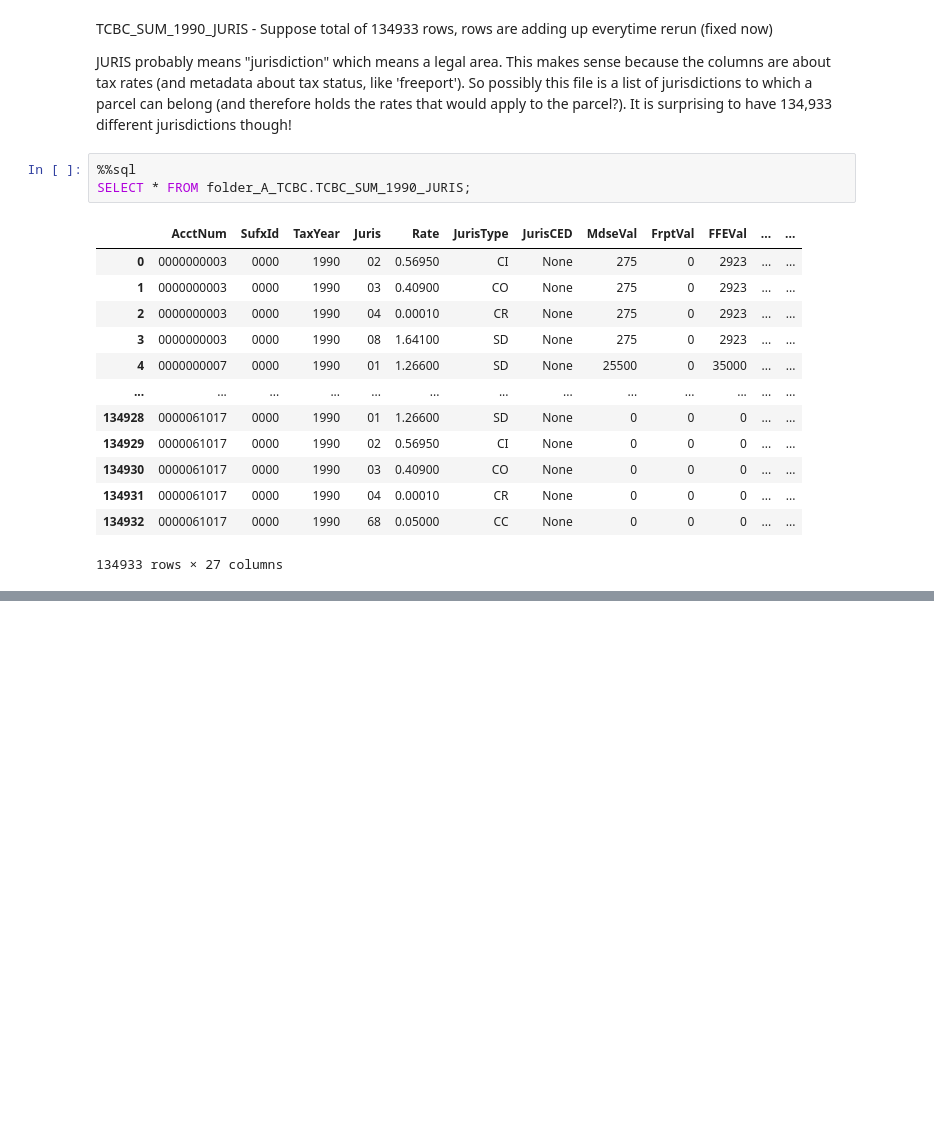
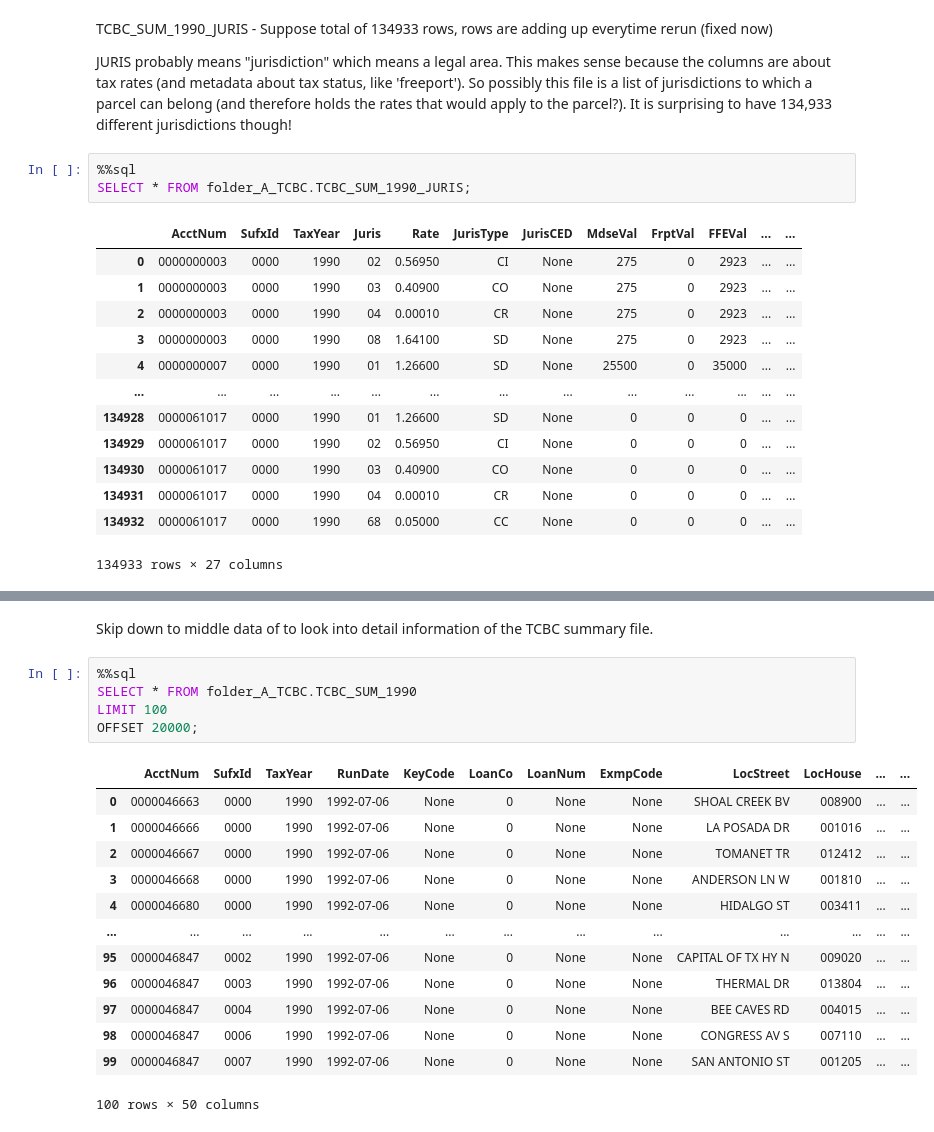
Before and after one commit to jameshowison/tcad_capstone, a Jupyter notebook: explore_tcad.ipynb, the cells around one changed output, grey strips where cells are left out. Drawn from its saved outputs; the diff is of its cells as text; blank space fills up the shorter version.

Commit message:
made some SQL to find parcel, use, sqft, and location in the tables

```diff
--- a/explore_tcad.ipynb
+++ b/explore_tcad.ipynb
@@ -244,3 +283,24 @@ SELECT * FROM folder_A_TCBC.TCBC_SUM_1990
 | 28084 | 0000060999 | 0000 | 1990 | 1992-07-06 | None | 0 | None | None | YAGER LN W | 000615 | ... | ... |
 | 28085 | 0000061017 | 0000 | 1990 | 1992-07-06 | None | 0 | None | None | AIRPORT BV | 004005 | ... | ... |
 28086 rows × 50 columns
+# %% [markdown]
+Skip down to middle data of to look into detail information of the TCBC summary file.
+# %%
+%%sql
+SELECT * FROM folder_A_TCBC.TCBC_SUM_1990
+LIMIT 100
+OFFSET 20000;
+# %% [output]
+|  | AcctNum | SufxId | TaxYear | RunDate | KeyCode | LoanCo | LoanNum | ExmpCode | LocStreet | LocHouse | ... | ... |
+| 0 | 0000046663 | 0000 | 1990 | 1992-07-06 | None | 0 | None | None | SHOAL CREEK BV | 008900 | ... | ... |
+| 1 | 0000046666 | 0000 | 1990 | 1992-07-06 | None | 0 | None | None | LA POSADA DR | 001016 | ... | ... |
+| 2 | 0000046667 | 0000 | 1990 | 1992-07-06 | None | 0 | None | None | TOMANET TR | 012412 | ... | ... |
+| 3 | 0000046668 | 0000 | 1990 | 1992-07-06 | None | 0 | None | None | ANDERSON LN W | 001810 | ... | ... |
+| 4 | 0000046680 | 0000 | 1990 | 1992-07-06 | None | 0 | None | None | HIDALGO ST | 003411 | ... | ... |
+| ... | ... | ... | ... | ... | ... | ... | ... | ... | ... | ... | ... | ... |
+| 95 | 0000046847 | 0002 | 1990 | 1992-07-06 | None | 0 | None | None | CAPITAL OF TX HY N | 009020 | ... | ... |
+| 96 | 0000046847 | 0003 | 1990 | 1992-07-06 | None | 0 | None | None | THERMAL DR | 013804 | ... | ... |
+| 97 | 0000046847 | 0004 | 1990 | 1992-07-06 | None | 0 | None | None | BEE CAVES RD | 004015 | ... | ... |
+| 98 | 0000046847 | 0006 | 1990 | 1992-07-06 | None | 0 | None | None | CONGRESS AV S | 007110 | ... | ... |
+| 99 | 0000046847 | 0007 | 1990 | 1992-07-06 | None | 0 | None | None | SAN ANTONIO ST | 001205 | ... | ... |
+100 rows × 50 columns
```
Also changed, not shown: parts of 31 cells of this notebook.
